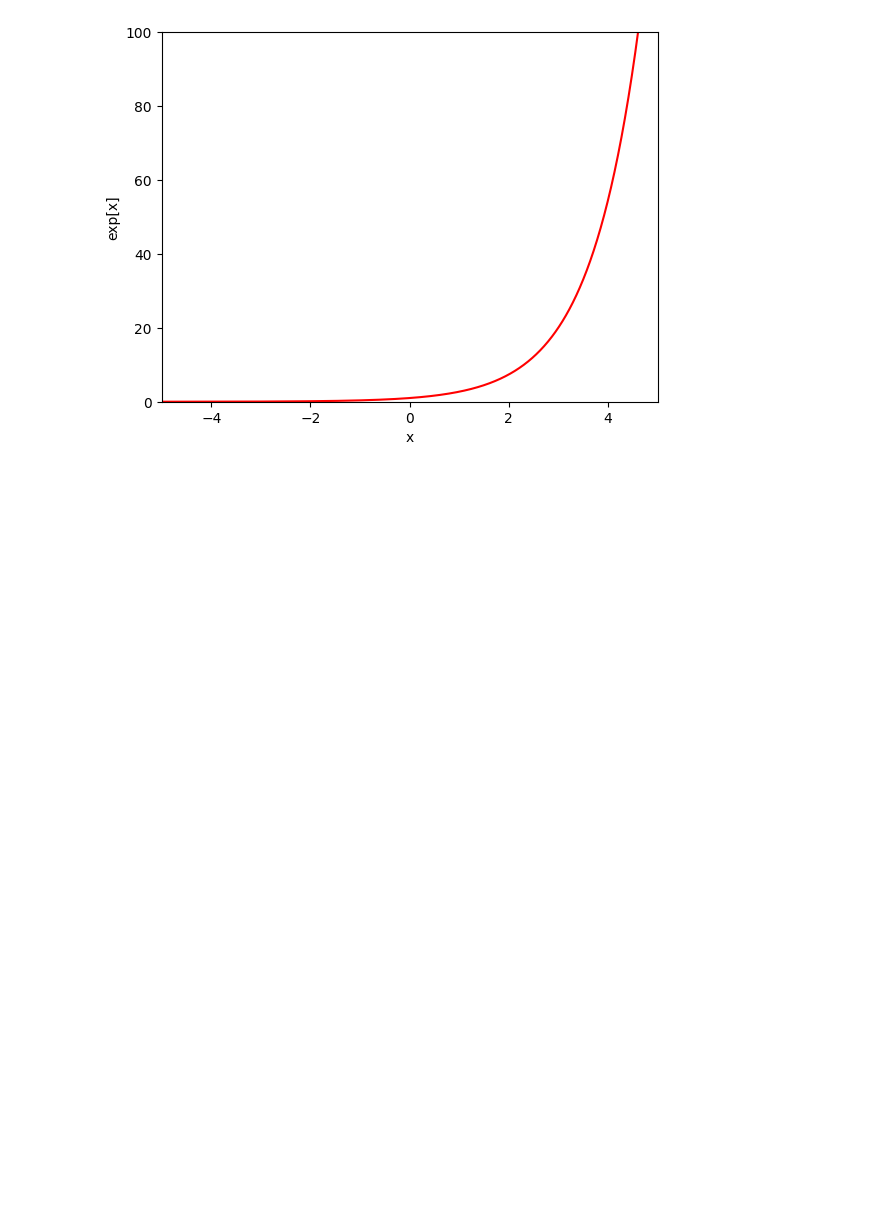
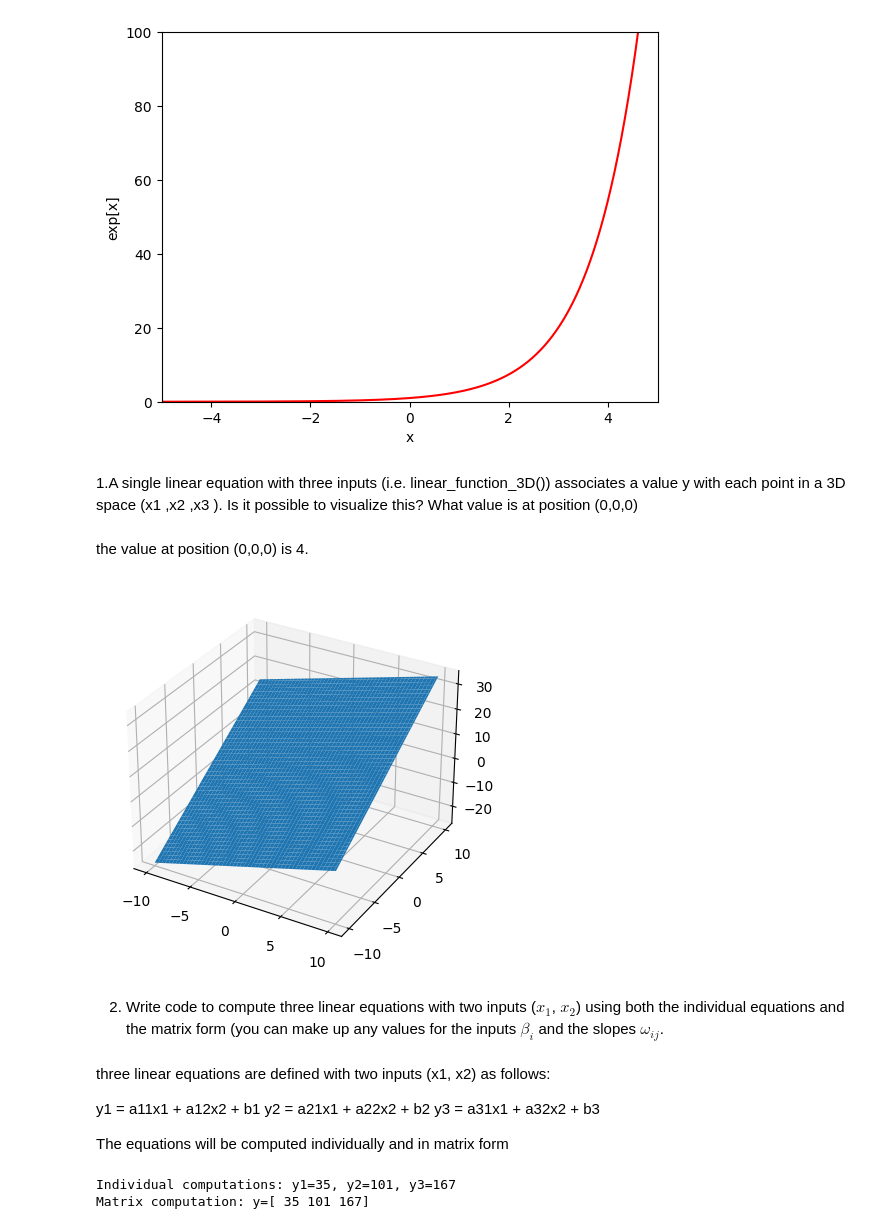
Before and after one commit to Elvin-Mworia/Neural_nets, a Jupyter notebook: Assign_1_1.ipynb, the cells around one changed output. Saved outputs shown, nothing was run; the diff lists cells and outputs as text; code cells hidden in the pictures; blank space fills up the shorter version.

```diff
--- a/Assign_1_1.ipynb
+++ b/Assign_1_1.ipynb
@@ -173,3 +170,74 @@ plt.show
 # %% [output]
 <function matplotlib.pyplot.show(close=None, block=None)>
 [figure]
+# %% [markdown]
+1.A single linear equation with three inputs (i.e. linear_function_3D()) associates a value y with each point in a 3D space (x1
+,x2
+,x3
+). Is it possible to visualize this? What value is at position (0,0,0)
+# %%
+def linear_function_3D(x1, x2, x3):
+    a = 1
+    b = 2
+    c = 3
+    d = 4
+    y = a*x1 + b*x2 + c*x3 + d
+    return y
+# %% [markdown]
+the value at position (0,0,0) is 4.
+# %%
+
+from mpl_toolkits.mplot3d import Axes3D
+
+x1 = np.linspace(-10, 10, 100)
+x2 = np.linspace(-10, 10, 100)
+x1, x2 = np.meshgrid(x1, x2)
+x3 = linear_function_3D(x1, x2, 0)
+
+fig = plt.figure()
+ax = fig.add_subplot(111, projection='3d')
+ax.plot_surface(x1, x2, x3)
+
+plt.show()
+# %% [output]
+[figure, added]
+# %% [markdown]
+
+2.  Write code to compute three linear equations with two inputs ($x_1$, $x_2$) using both the individual equations and the matrix form (you can make up any values for the inputs $\beta_{i}$ and the slopes $\omega_{ij}$.
+# %% [markdown]
+
+ three linear equations are defined with two inputs (x1, x2) as follows:
+
+y1 = a11x1 + a12x2 + b1
+y2 = a21x1 + a22x2 + b2
+y3 = a31x1 + a32x2 + b3
+
+The  equations will be computed individually and in matrix form
+# %%
+
+# Define the slopes (a) and intercepts (b)
+a11, a12, b1 = 1, 2, 3
+a21, a22, b2 = 4, 5, 6
+a31, a32, b3 = 7, 8, 9
+
+# Define the inputs (x)
+x1, x2 = 10, 11
+
+# Compute the equations individually
+y1 = a11*x1 + a12*x2 + b1
+y2 = a21*x1 + a22*x2 + b2
+y3 = a31*x1 + a32*x2 + b3
+
+print(f"Individual computations: y1={y1}, y2={y2}, y3={y3}")
+
+# Compute the equations in matrix form
+M = np.array([[a11, a12], [a21, a22], [a31, a32]])  # slopes
+x = np.array([x1, x2])  # inputs
+b = np.array([b1, b2, b3])  # intercepts
+
+y = np.dot(M, x) + b
+
+print(f"Matrix computation: y={y}")
+# %% [output]
+Individual computations: y1=35, y2=101, y3=167
+Matrix computation: y=[ 35 101 167]
```
Also changed, not shown: parts of 8 cells of this notebook.
